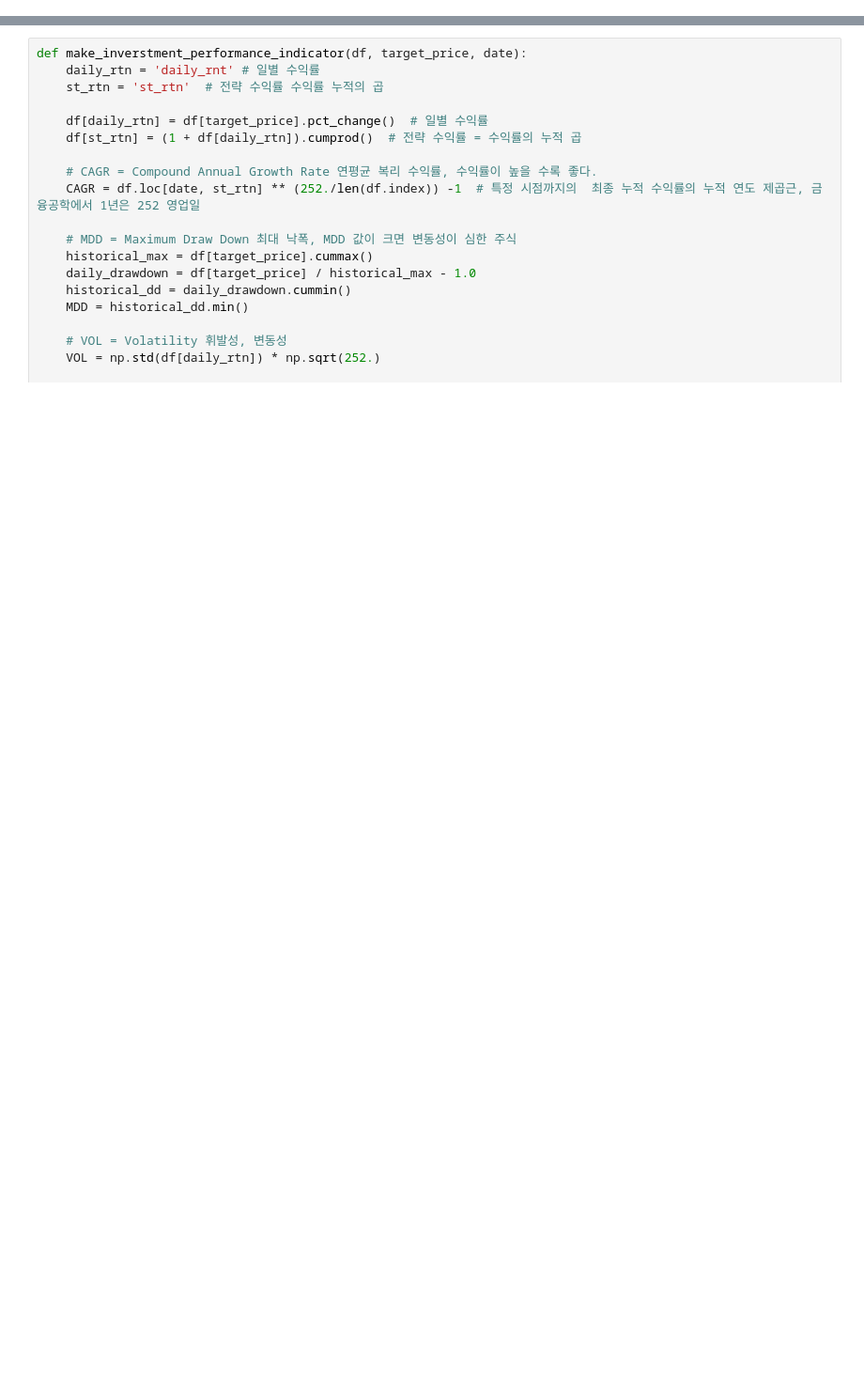
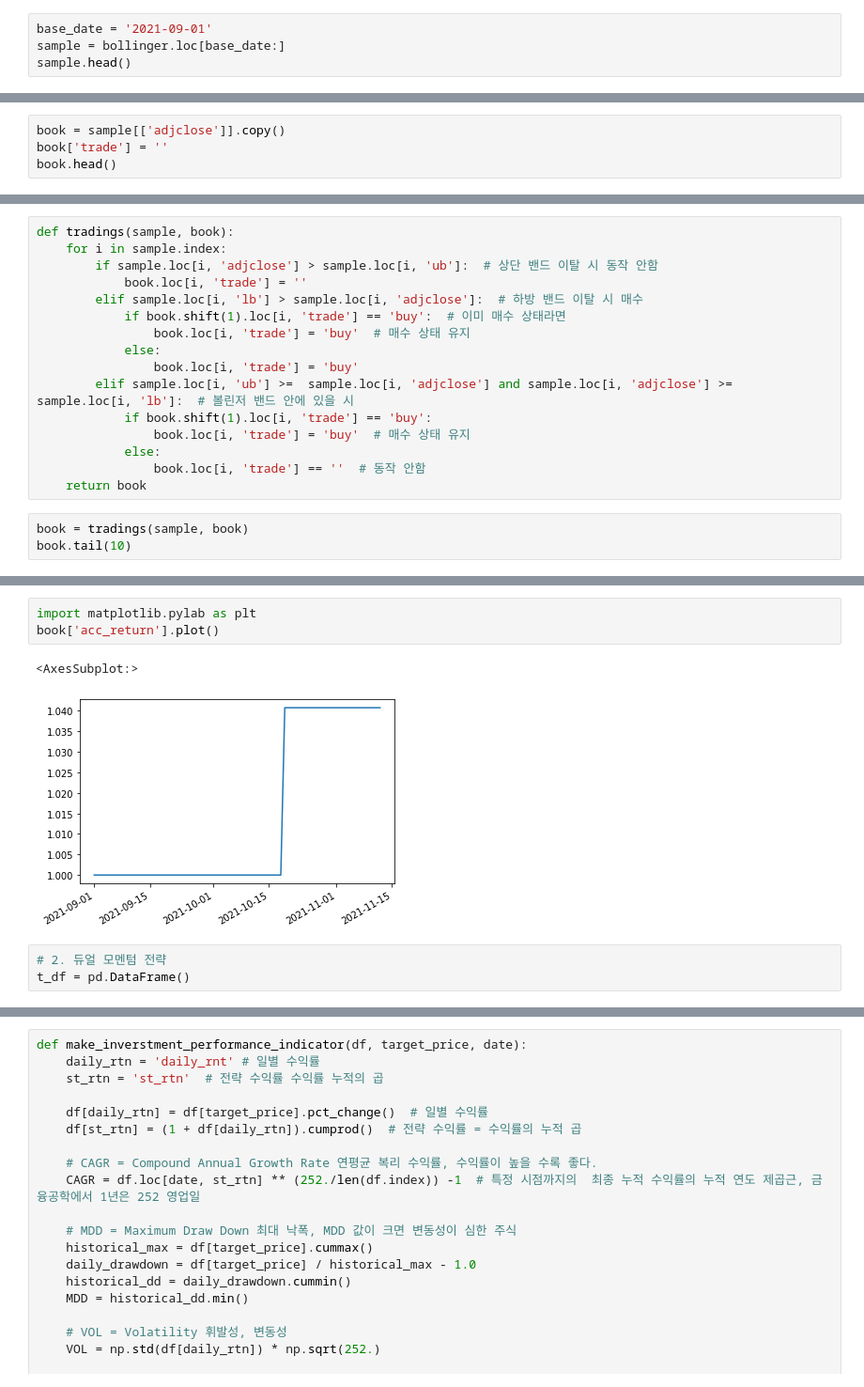
Before and after one commit to GIMINSU/DataAnalysis, a Jupyter notebook: financedatareader.ipynb, the cells around one changed output, grey strips where cells are left out. Shown at 94% size. Drawn from its saved outputs; the diff is of its cells as text; blank space fills up the shorter version.

```diff
--- a/financedatareader.ipynb
+++ b/financedatareader.ipynb
@@ -0,0 +75,4 @@
+# %%
+base_date = '2021-09-01'
+sample = bollinger.loc[base_date:]
+sample.head()
@@ -0,0 +86,4 @@
+# %%
+book = sample[['adjclose']].copy()
+book['trade'] = ''
+book.head()
@@ -0,0 +102,19 @@
+# %%
+def tradings(sample, book):
+    for i in sample.index:
+        if sample.loc[i, 'adjclose'] > sample.loc[i, 'ub']:  # 상단 밴드 이탈 시 동작 안함
+            book.loc[i, 'trade'] = ''
+        elif sample.loc[i, 'lb'] > sample.loc[i, 'adjclose']:  # 하방 밴드 이탈 시 매수
+            if book.shift(1).loc[i, 'trade'] == 'buy':  # 이미 매수 상태라면
+                book.loc[i, 'trade'] = 'buy'  # 매수 상태 유지
+            else:
+                book.loc[i, 'trade'] = 'buy'
+        elif sample.loc[i, 'ub'] >=  sample.loc[i, 'adjclose'] and sample.loc[i, 'adjclose'] >= sample.loc[i, 'lb']:  # 볼린저 밴드 안에 있을 시
+            if book.shift(1).loc[i, 'trade'] == 'buy':
+                book.loc[i, 'trade'] = 'buy'  # 매수 상태 유지
+            else:
+                book.loc[i, 'trade'] == ''  # 동작 안함
+    return book
+# %%
+book = tradings(sample, book)
+book.tail(10)
@@ -0,0 +192,9 @@
+# %%
+import matplotlib.pylab as plt
+book['acc_return'].plot()
+# %% [output]
+<AxesSubplot:>
+[figure, added]
+# %%
+# 2. 듀얼 모멘텀 전략
+t_df = pd.DataFrame()
```
Also changed, not shown: parts of 28 cells of this notebook.
